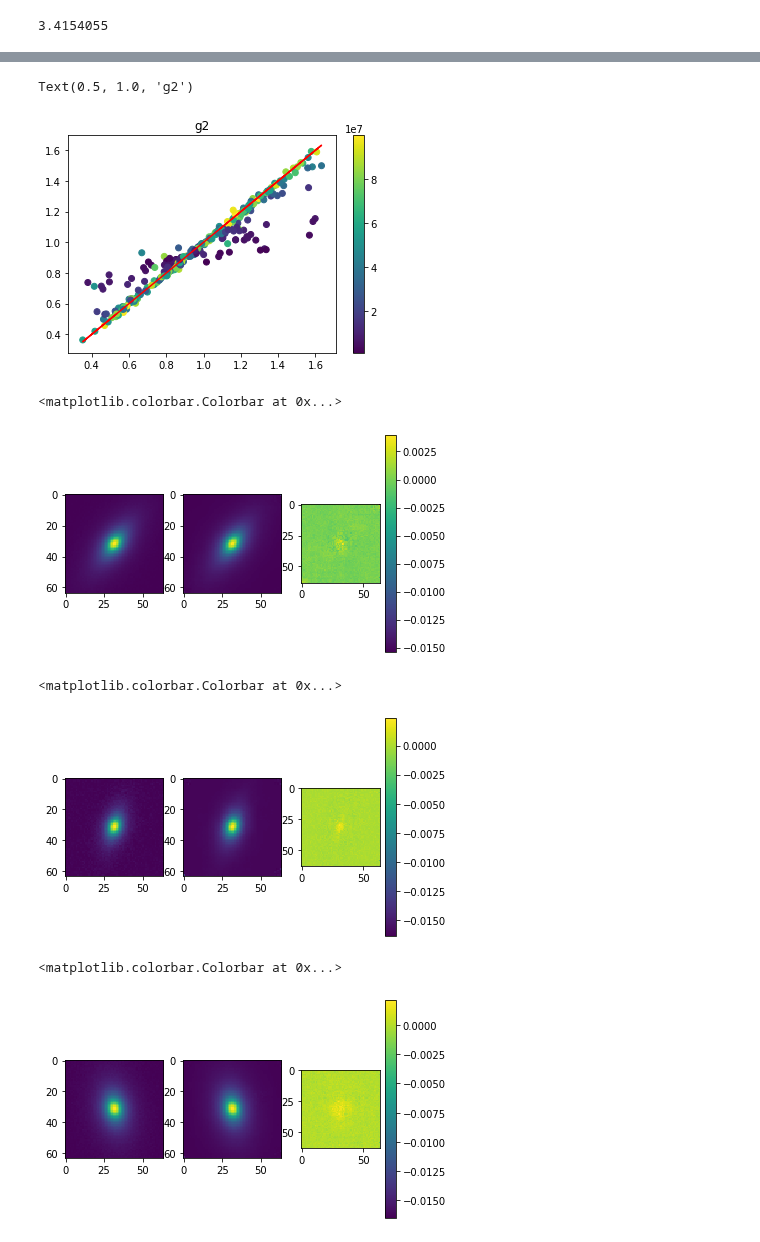
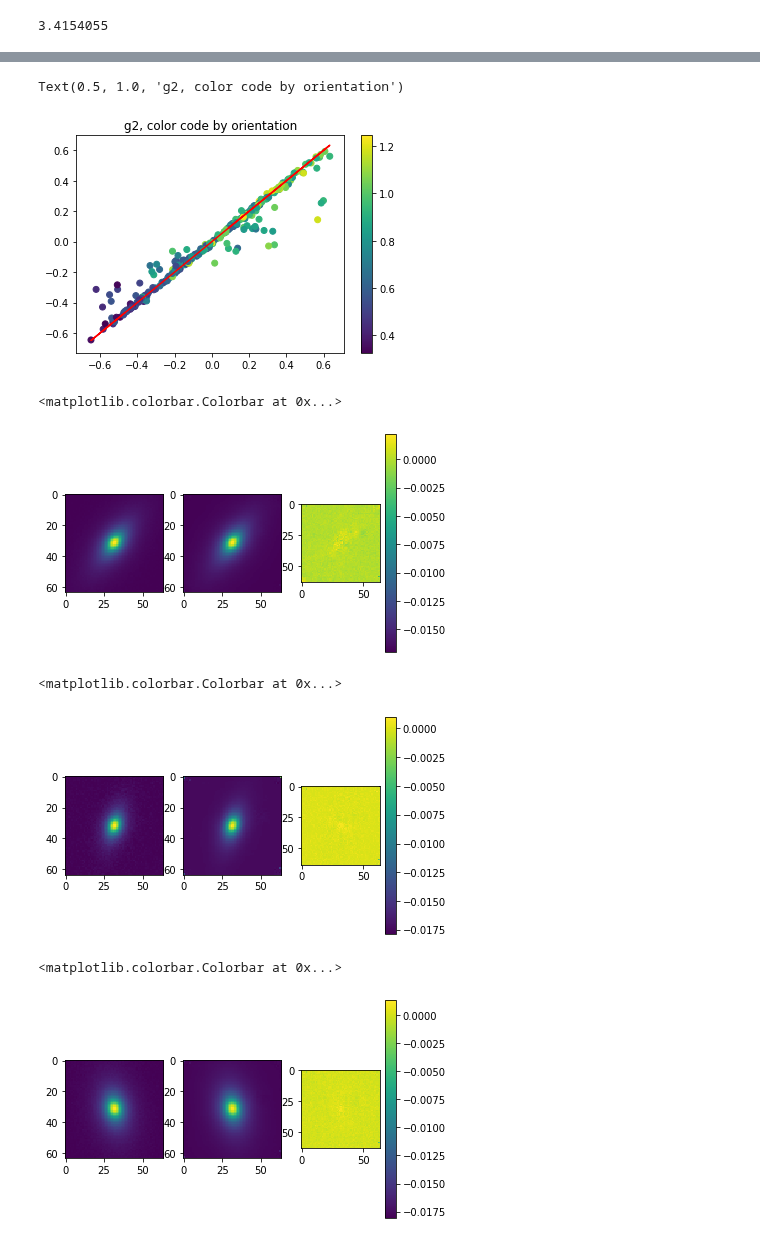
Before and after one commit to JunYinDM/GalaxyGenerativeModel, a Jupyter notebook: label/res_rec.ipynb, the cells around one changed output, grey strips where cells are left out. Drawn from its saved outputs; the diff is of its cells as text; code cells hidden in the pictures.

```diff
--- a/label/res_rec.ipynb
+++ b/label/res_rec.ipynb
@@ -52,14 +52,14 @@ test_dataset = testlabelDataset_reduced()
 test_dataloader= DataLoader(dataset=test_dataset, batch_size=300,shuffle=False,drop_last=True)
 criterion_none = nn.L1Loss(reduction='none')
 # %%
-num=11660
+num=8500
 #batch_size = 64
 #learning_rate = 1e-4
 #weight=5e4
 
 model = autoencoder_1015().cuda()   ###### AE model
 #model.load_state_dict(torch.load('gal_img1001/rec002_nonum_{}.pth'.format(num)))
-model.load_state_dict(torch.load('gal_img1001/rec200_3_2_{}.pth'.format(num)))
+model.load_state_dict(torch.load('gal_img1001/rec200_22_3_{}.pth'.format(num)))
 model.eval()
 
 num_examples = 0.0
@@ -279,11 +282,12 @@ correlation 0.9543141326141434
 # %%
-plt.plot(label_in[:,i],label_in[:,i],'r')
-plt.scatter(label_in[:,i],label_out[:,i],c=flux)
+orientation = np.arctan(label_in[:,4]/ label_in[:,3] )   # arctan(g2/g1)
+plt.plot(label_in[:,i]-np.ones(300),label_in[:,i]-np.ones(300),'r')
+plt.scatter(label_in[:,i]-np.ones(300),label_out[:,i]-np.ones(300),c=orientation)
 plt.colorbar()
-plt.title("g2")
+plt.title("g2, color code by orientation")
 # %% [output]
-Text(0.5, 1.0, 'g2')
+Text(0.5, 1.0, 'g2, color code by orientation')
-[figure, old version]
+[figure, new version]
 # %%
 i=28
 img_in=res_in[i][0]
@@ -298,7 +302,7 @@ plt.imshow(img_in-img_out)
 plt.colorbar()
 # %% [output]
 <matplotlib.colorbar.Colorbar at 0x...>
-[figure, old version]
+[figure, new version]
 # %%
 i=10
 img_in=res_in[i][0]
@@ -313,7 +317,7 @@ plt.imshow(img_in-img_out)
 plt.colorbar()
 # %% [output]
 <matplotlib.colorbar.Colorbar at 0x...>
-[figure, old version]
+[figure, new version]
 # %%
 i=60
 img_in=res_in[i][0]
@@ -328,7 +332,7 @@ plt.imshow(img_in-img_out)
 plt.colorbar()
 # %% [output]
 <matplotlib.colorbar.Colorbar at 0x...>
-[figure, old version]
+[figure, new version]
 # %%
 i=69
 img_in=res_in[i][0]
```
Also changed, not shown: parts of 22 cells of this notebook.
